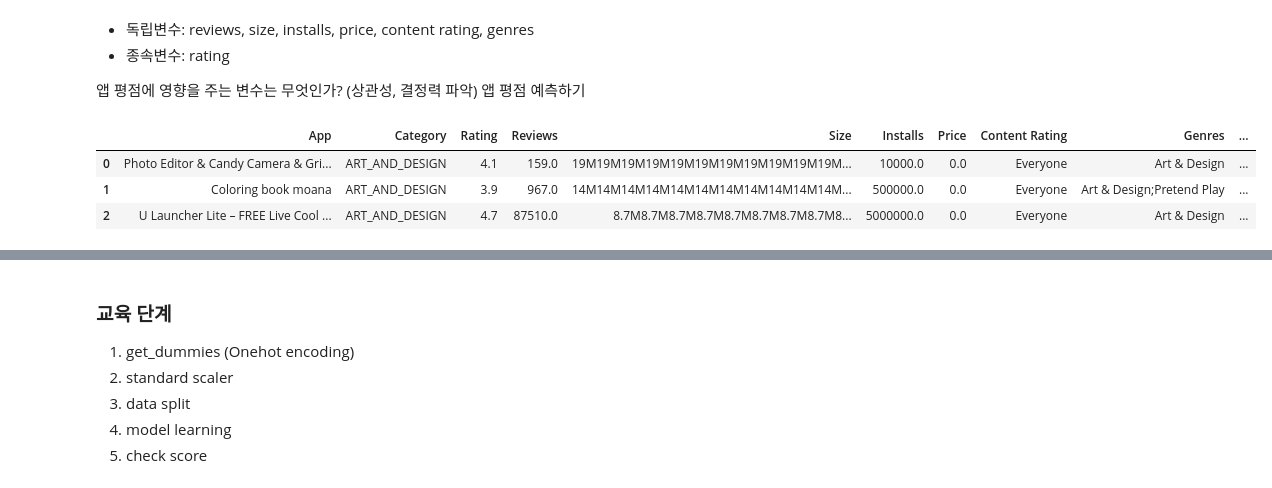
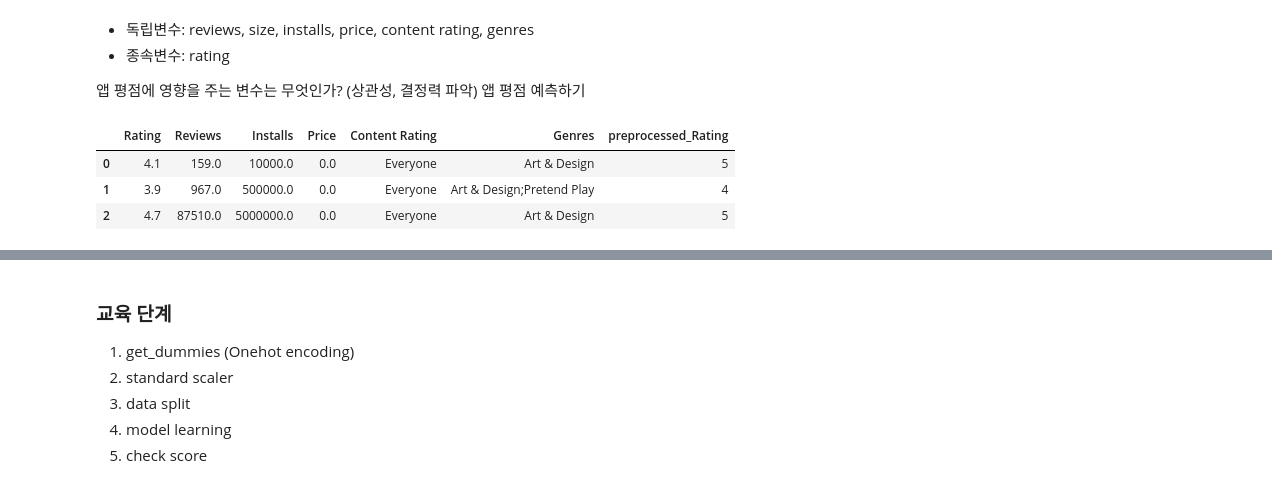
Before and after one commit to creamcheesesteak/Project_EasterEgg, a Jupyter notebook: ML/project_MachineLearning.ipynb, the cells around one changed output, grey strips where cells are left out. Cells and saved outputs as stored; diff of their text form; code cells hidden in the pictures.

```diff
--- a/ML/project_MachineLearning.ipynb
+++ b/ML/project_MachineLearning.ipynb
@@ -151,0 +117,16 @@ df.Price = df.Price.astype(float)
+# %%
+# In column 'Size', mega로 통일 및 예외처리
+
+def uniform_unit(val_size):
+    if(val_size[-1]=='M'):
+#         val_size=round(float(val_size[:-1]),1)
+        val_size=float(val_size[:-1])
+        return val_size
+    elif(val_size[-1]=='k'):
+        val_size=round(eval(val_size[:-1]+'*0.001'),5)
+        return val_size
+    else:
+        return None
+# %%
+# 만든 사용자 함수 필터 적용해서 컬럼 추가
+df['preprocessed_Size'] = df['Size'].apply(lambda val_size : uniform_unit(val_size))
@@ -152,3 +163,29 @@ df.Price = df.Price.astype(float)
+# %%
+# 'Rating' 범주화
+# 결과적으로 소수점 1자리수에서 올림한 결과로 카테고리화
+# return값을 다르게 설정하면 주어진 수치별로 다른 카테고리도 가능함
+
+def make_category(val):
+    if(0<=val<1):
+        return 1
+
+    elif(1<=val<2):
+        return 2
+
+    elif(2<=val<3):
+        return 3
+
+    elif(3<=val<4):
+        return 4
+
+    elif(4<=val):
+        return 5
+
+    else:
+        return None
+# %%
+# 만든 사용자 함수 필터 적용해서 컬럼 추가
+df['preprocessed_Rating'] = df['Rating'].apply(lambda val : make_category(val))
 # %%
 df.info()
 # %% [output]
@@ -193,11 +226,11 @@ Index(['App', 'Category', 'Rating', 'Reviews', 'Size', 'Installs', 'Price',
 앱 평점에 영향을 주는 변수는 무엇인가? (상관성, 결정력 파악)
 앱 평점 예측하기
 # %%
-df_feature = df[['App', 'Category', 'Rating', 'Reviews', 'Size', 'Installs', 'Price', 'Content Rating', 'Genres', 'Last Updated']]
+df_feature = df[['Rating', 'Reviews', 'Installs', 'Price', 'Content Rating','Genres', 'preprocessed_Rating']]
 df_feature.head(3)
 # %% [output]
-|  | App | Category | Rating | Reviews | Size | Installs | Price | Content Rating | Genres | ... |
-| 0 | Photo Editor & Candy Camera & Gri... | ART_AND_DESIGN | 4.1 | 159.0 | 19M19M19M19M19M19M19M19M19M19M19M... | 10000.0 | 0.0 | Everyone | Art & Design | ... |
-| 1 | Coloring book moana | ART_AND_DESIGN | 3.9 | 967.0 | 14M14M14M14M14M14M14M14M14M14M14M... | 500000.0 | 0.0 | Everyone | Art & Design;Pretend Play | ... |
-| 2 | U Launcher Lite – FREE Live Cool ... | ART_AND_DESIGN | 4.7 | 87510.0 | 8.7M8.7M8.7M8.7M8.7M8.7M8.7M8.7M8... | 5000000.0 | 0.0 | Everyone | Art & Design | ... |
+|  | Rating | Reviews | Installs | Price | Content Rating | Genres | preprocessed_Rating |
+| 0 | 4.1 | 159.0 | 10000.0 | 0.0 | Everyone | Art & Design | 5 |
+| 1 | 3.9 | 967.0 | 500000.0 | 0.0 | Everyone | Art & Design;Pretend Play | 4 |
+| 2 | 4.7 | 87510.0 | 5000000.0 | 0.0 | Everyone | Art & Design | 5 |
 # %%
```
Also changed, not shown: parts of 44 cells of this notebook.
